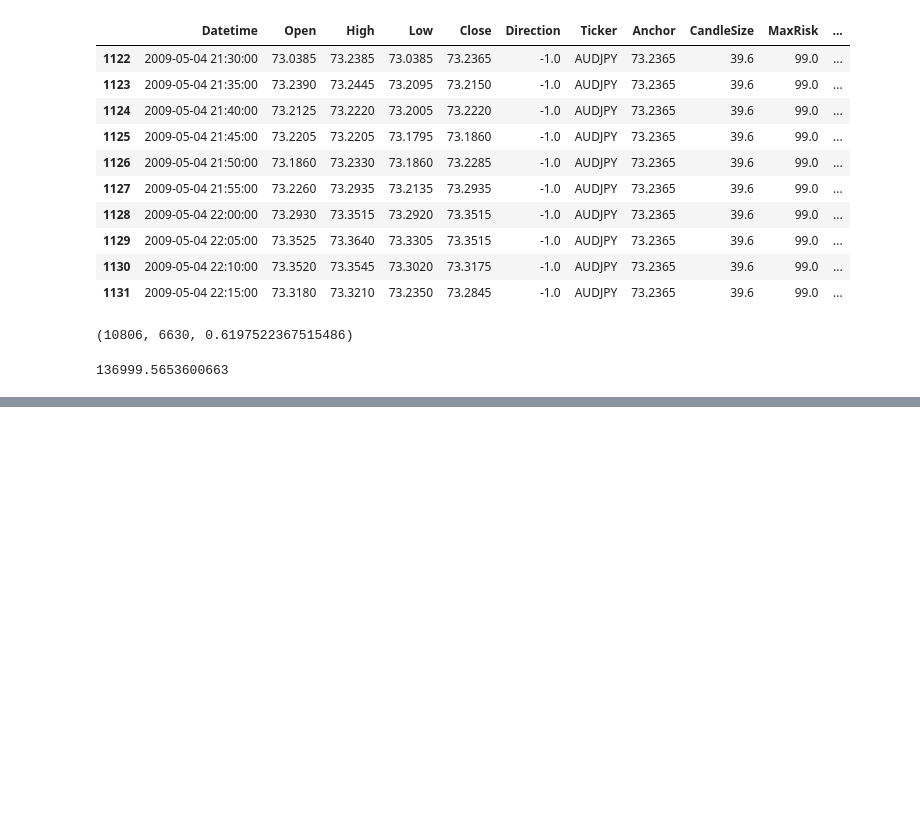
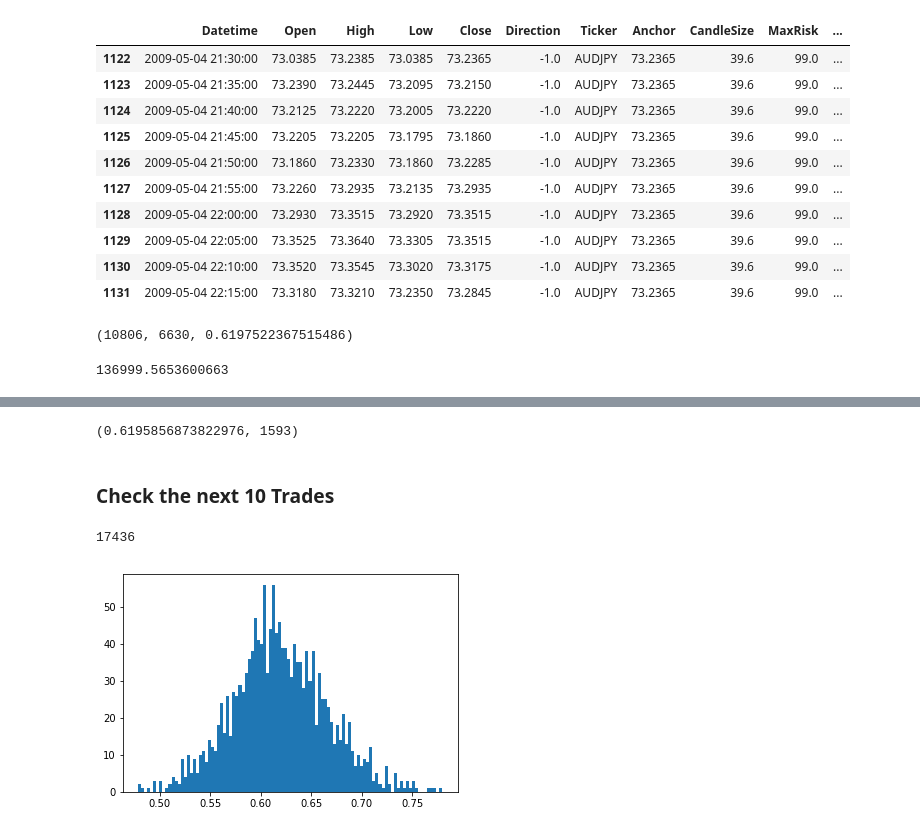
Before and after one commit to ajmal017/Logma, a Jupyter notebook: prepwork_risk/RiskMeasurement.ipynb, the cells around one changed output, grey strips where cells are left out. Saved outputs shown, nothing was run; the diff lists cells and outputs as text; code cells hidden in the pictures; blank space fills up the shorter version.

```diff
--- a/prepwork_risk/RiskMeasurement.ipynb
+++ b/prepwork_risk/RiskMeasurement.ipynb
@@ -833,0 +965,34 @@ len(success), len(loss), len(success) / (len(success) + len(loss))
+# %%
+idc = seqs[(seqs.Streak == 1) & (seqs.Type == 'Loser')].index.values
+# %%
+stats = []
+for idx in idc:
+    try:
+        stats.append(1 if seqs.loc[idx+1, 'Type'] == 'Winner' else 0)
+    except Exception as e:
+        print(e)
+# %%
+sum(stats) / len(stats), len(stats)
+# %% [output]
+(0.6195856873822976, 1593)
+# %% [markdown]
+### Check the next 10 Trades
+# %%
+stats = []
+for idx in idc:
+    try:
+        tmp = []
+        for trade in seqs.loc[idx+1:idx+1+10, 'Type']:
+            tmp.append(1 if trade == 'Winner' else 0)
+        stats.append(tmp) if len(tmp) != 0 else None
+    except Exception as e:
+        print(e)
+# %% [output]
+17436
+# %%
+stats = [sum(t) / len(t) for t in stats]
+# %%
+plt.hist(stats, bins=100)
+plt.show()
+# %% [output]
+[figure, added]
```
Also changed, not shown: parts of 19 cells of this notebook, 36 other files.
